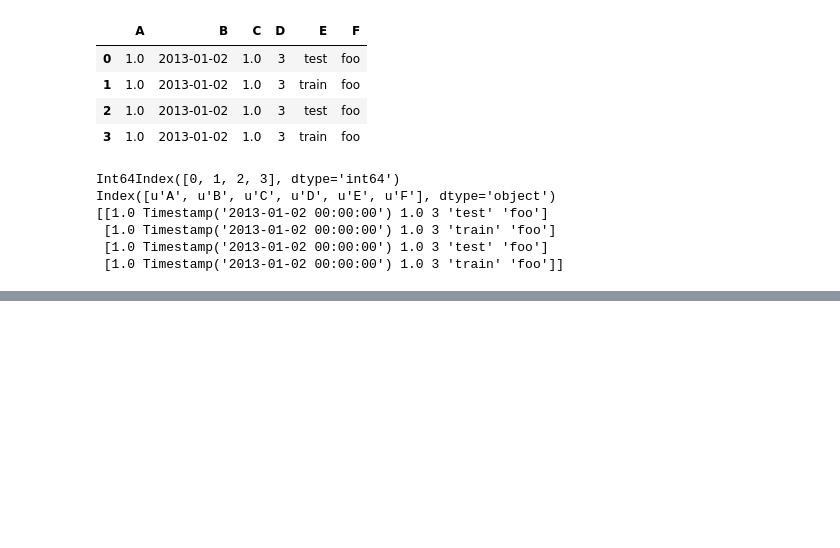
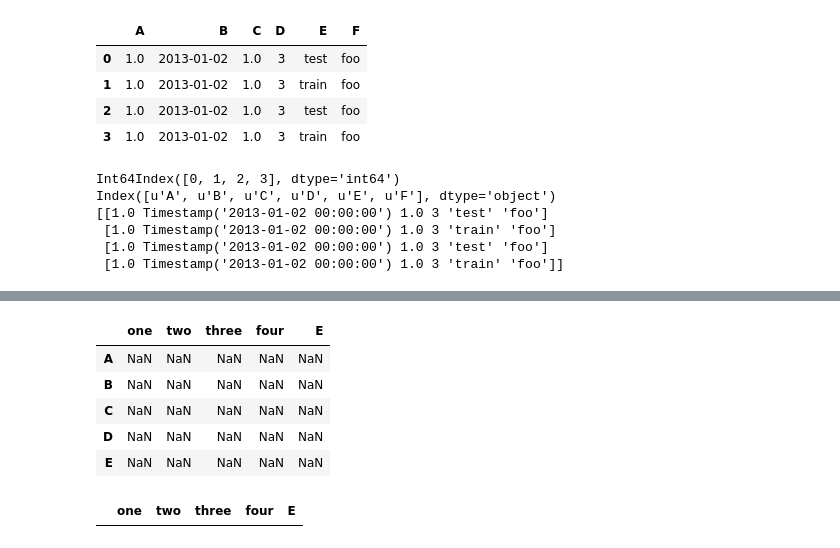
Before and after one commit to hyunhw/Practice-and-notes, a Jupyter notebook: Pandas_10min_tutorial.ipynb, the cells around one changed output, grey strips where cells are left out. Cells and saved outputs as stored; diff of their text form; code cells hidden in the pictures; blank space fills up the shorter version.

```diff
--- a/Pandas_10min_tutorial.ipynb
+++ b/Pandas_10min_tutorial.ipynb
@@ -119,0 +189,4 @@ df.sort_values(by='one')
+# %%
+df2 = df.copy()
+df2['E']=['one','two','three','four','five']
+df2[df2.E.isin(['three'])]
@@ -119,0 +202,14 @@ df.sort_values(by='one')
+# %%
+df3 = df2.reindex(list('ABCDE'))
+df3
+# %% [output]
+|  | one | two | three | four | E |
+| A | NaN | NaN | NaN | NaN | NaN |
+| B | NaN | NaN | NaN | NaN | NaN |
+| C | NaN | NaN | NaN | NaN | NaN |
+| D | NaN | NaN | NaN | NaN | NaN |
+| E | NaN | NaN | NaN | NaN | NaN |
+# %%
+df3.dropna()
+# %% [output]
+|  | one | two | three | four | E |
```
Also changed, not shown: parts of 28 cells of this notebook.
